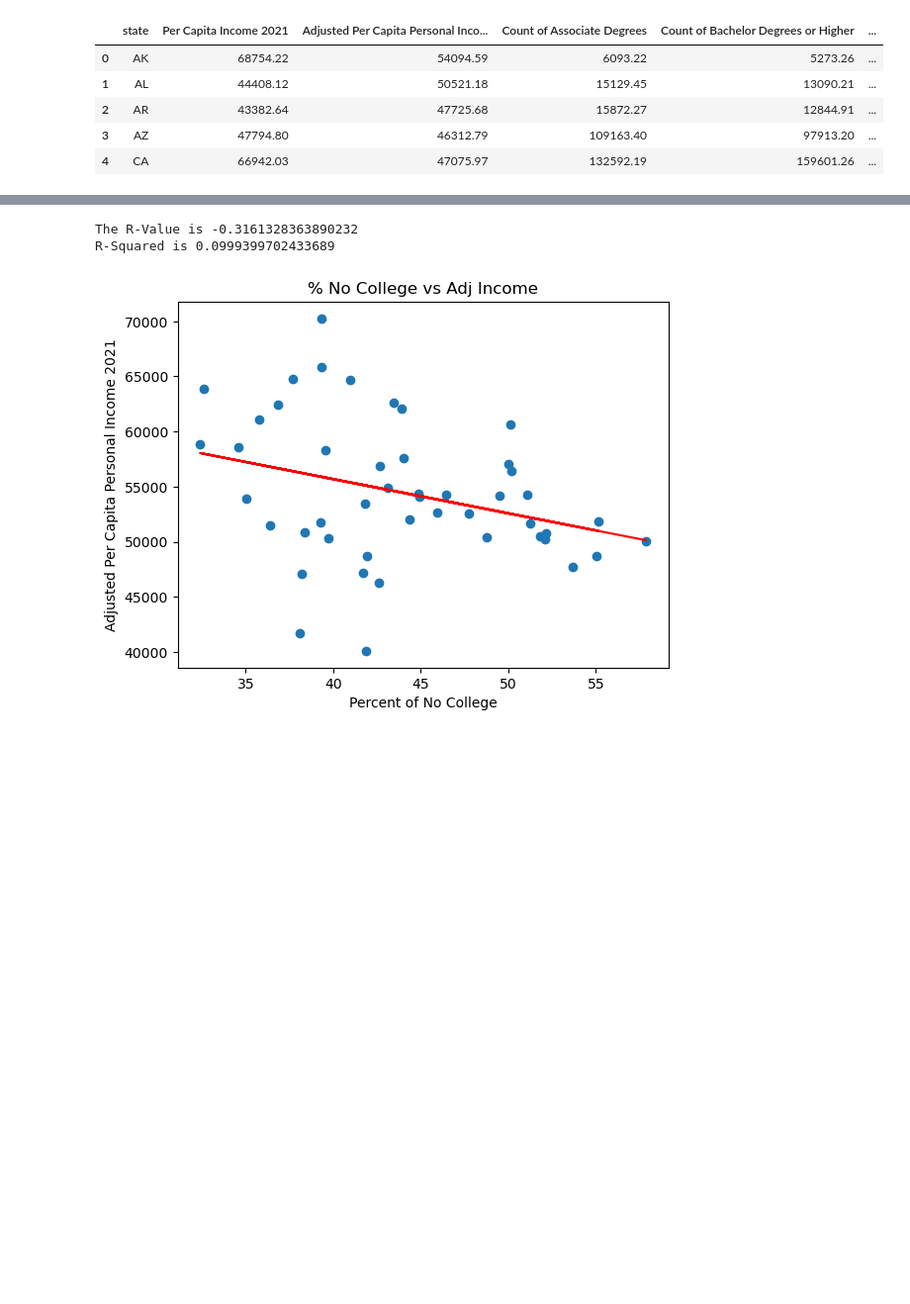
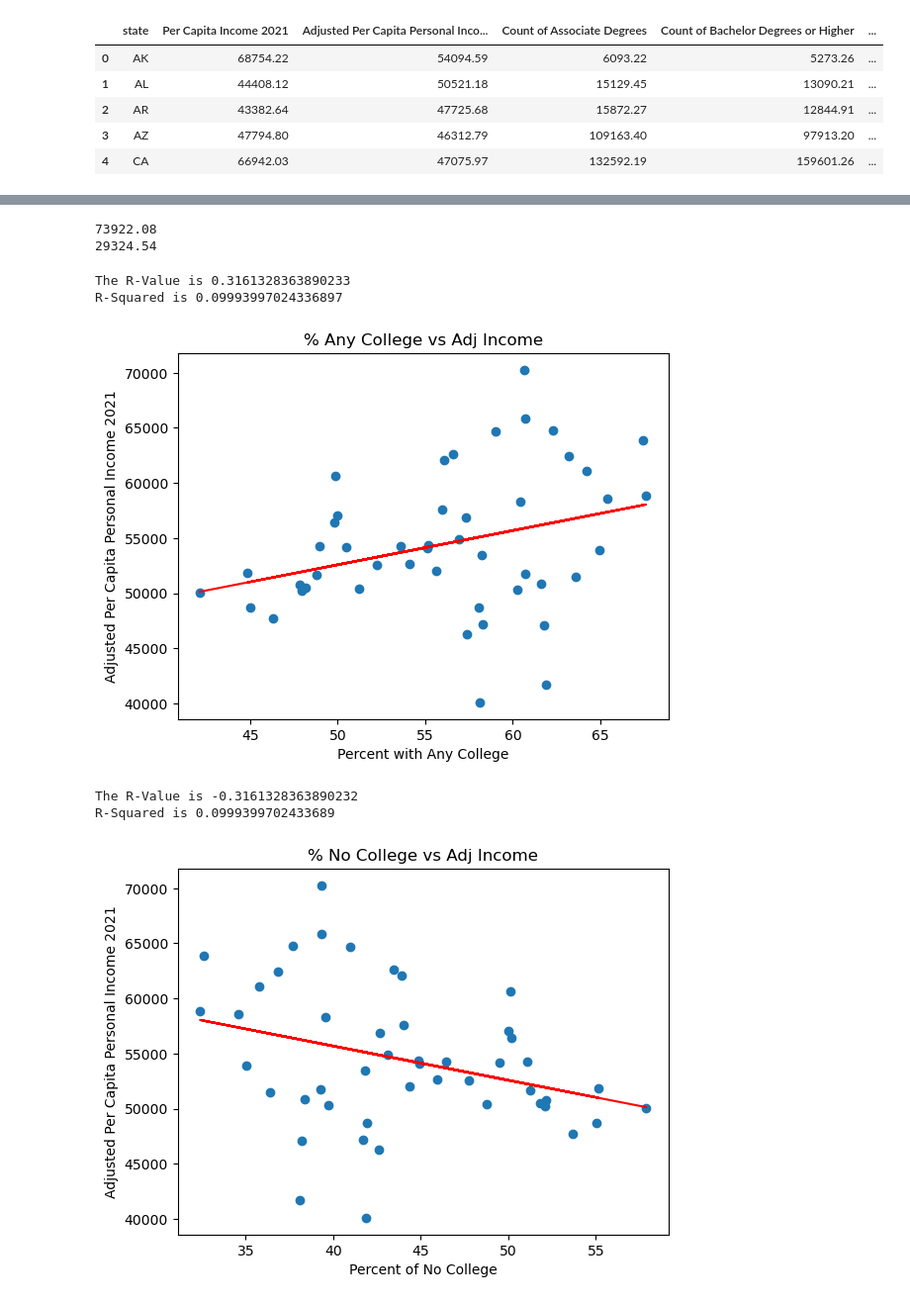
Before and after one commit to Amyebaker/Project1, a Jupyter notebook: Data_Analysis/Project1_Analysis.ipynb, the cells around one changed output, grey strips where cells are left out. Shown at 99% size. Saved outputs shown, nothing was run; the diff lists cells and outputs as text; code cells hidden in the pictures; blank space fills up the shorter version.

```diff
--- a/Data_Analysis/Project1_Analysis.ipynb
+++ b/Data_Analysis/Project1_Analysis.ipynb
@@ -204,3 +204,7 @@ final_df.head()
 # %%
 # adding column for no college percent
 final_df['Percent of No College'] = 100 - final_df['Percent of Associate Degrees'] - final_df['Percent of Bachelor Degrees of Higher']
+# %%
+# Top 5 Counties for Adj. income
+final_df = final_df.sort_values(by=['Adjusted Per Capita Personal Income 2021'])
+final_df.head(5)
@@ -207,6 +218,9 @@ final_df['Percent of No College'] = 100 - final_df['Percent of Associate Degrees
+# %%
+# Creating a column for total college and adding Asso. + Bach or higher %'s
+final_df['Percent with Any College'] = final_df['Percent of Associate Degrees'] + final_df['Percent of Bachelor Degrees of Higher']
 # %%
 # rearranging columns
-final_df = final_df.iloc[:,[0,1,2,8,3,4,9,5,6,7]]
+final_df = final_df.iloc[:,[0,1,2,8,3,4,9,5,6,10,7]]
 # %%
 # using the group by to find the averages by state
 state_avgs = round(final_df.groupby(["state"]).mean(),2)
@@ -237,0 +241,7 @@ state_avgs = state_avgs[state_avgs["Adjusted Per Capita Personal Income 2021"] !
+# %%
+# Identifying outlier values
+print(state_avgs["Adjusted Per Capita Personal Income 2021"].max())
+print(state_avgs["Adjusted Per Capita Personal Income 2021"].min())
+# %% [output]
+73922.08
+29324.54
@@ -237,0 +254,18 @@ state_avgs = state_avgs[state_avgs["Adjusted Per Capita Personal Income 2021"] !
+# %%
+(slope, interecept,rvalue,pvalue,stderr) = stats.linregress(state_avgs["Percent with Any College"],state_avgs["Adjusted Per Capita Personal Income 2021"])
+y_pred = slope*state_avgs["Percent with Any College"]+interecept
+# %%
+plt.scatter(state_avgs["Percent with Any College"],state_avgs["Adjusted Per Capita Personal Income 2021"])
+x_axis = state_avgs["Percent with Any College"]
+plt.plot(x_axis,y_pred,color="red")
+plt.xlabel("Percent with Any College")
+plt.ylabel("Adjusted Per Capita Personal Income 2021")
+plt.title("% Any College vs Adj Income")
+print(f'The R-Value is {rvalue}')
+print(f'R-Squared is {rvalue**2}')
+plt.savefig("../Outputs/AnyCollege_Fig.png")
+plt.show()
+# %% [output]
+The R-Value is 0.3161328363890233
+R-Squared is 0.09993997024336897
+[figure, added]
```
Also changed, not shown: parts of 17 cells of this notebook, 1 other file.
